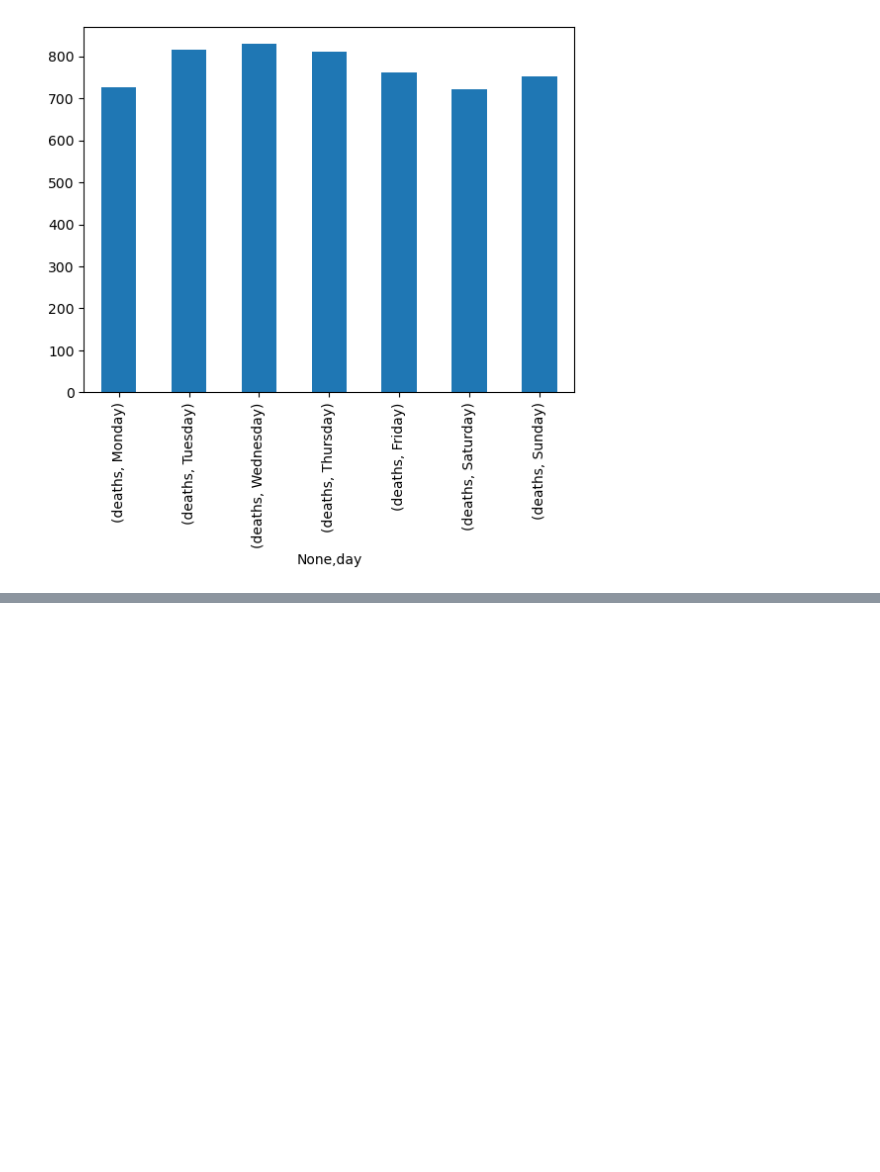
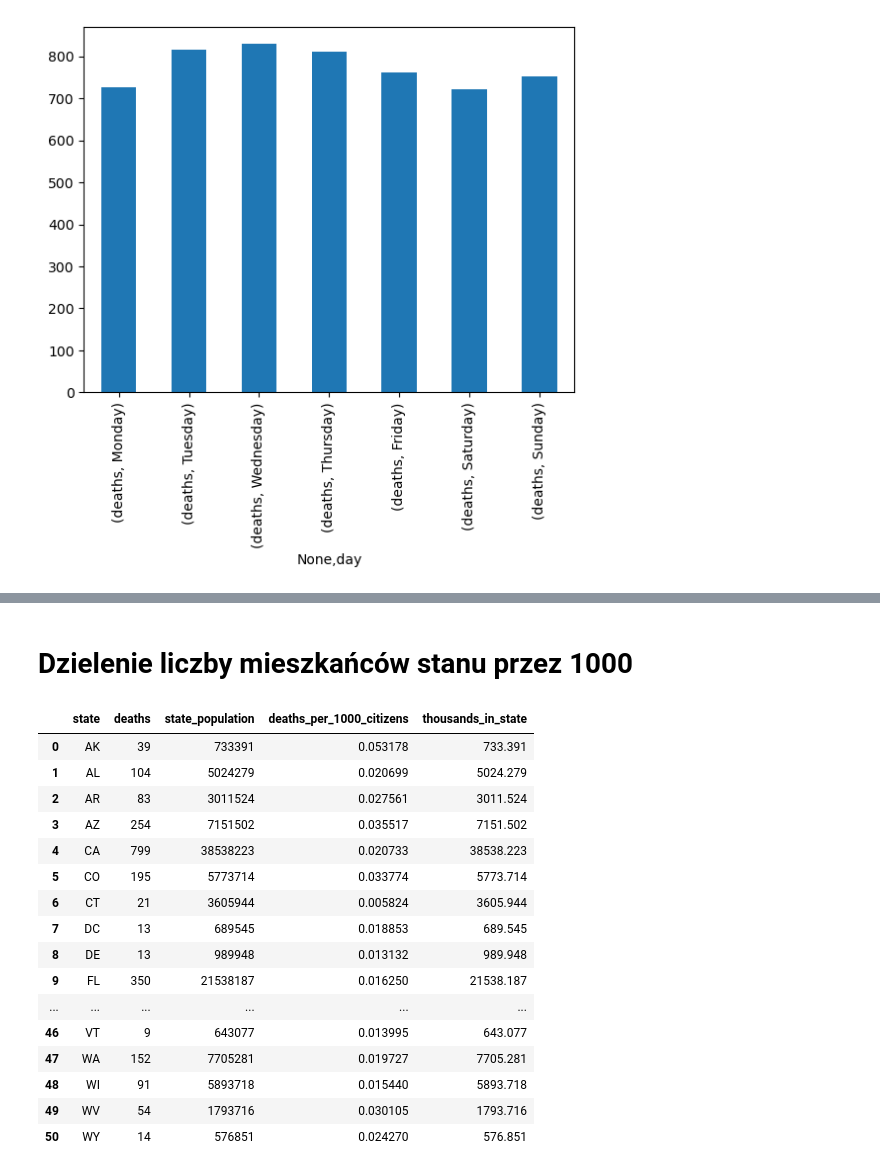
Before and after one commit to jakubziom/Fatal_Police_Interventions, a Jupyter notebook: fatal_police_interventions.ipynb, the cells around one changed output, grey strips where cells are left out. Saved outputs shown, nothing was run; the diff lists cells and outputs as text; code cells hidden in the pictures; blank space fills up the shorter version.

```diff
--- a/fatal_police_interventions.ipynb
+++ b/fatal_police_interventions.ipynb
@@ -200,0 +338,3 @@ ax=df5.unstack(level=0).plot(kind='bar',subplots=True, rot=90,width=0.5)
+# %%
+deaths_by_state=df6.pivot_table(values='deaths',index=['state'],aggfunc=np.sum)
+deaths_by_state
@@ -200,0 +362,3 @@ ax=df5.unstack(level=0).plot(kind='bar',subplots=True, rot=90,width=0.5)
+# %%
+deaths_by_state=pd.merge(deaths_by_state,states,on='state')
+deaths_by_state
@@ -200,0 +383,26 @@ ax=df5.unstack(level=0).plot(kind='bar',subplots=True, rot=90,width=0.5)
+# %% [markdown]
+# Dzielenie liczby mieszkańców stanu przez 1000
+# %%
+def how_many_thousands_in_state(x):
+    return x*0.001
+# %%
+deaths_by_state['thousands_in_state']=deaths_by_state['state_population'].apply(lambda x: how_many_thousands_in_state(x))
+deaths_by_state
+# %% [output]
+|  | state | deaths | state_population | deaths_per_1000_citizens | thousands_in_state |
+| 0 | AK | 39 | 733391 | 0.053178 | 733.391 |
+| 1 | AL | 104 | 5024279 | 0.020699 | 5024.279 |
+| 2 | AR | 83 | 3011524 | 0.027561 | 3011.524 |
+| 3 | AZ | 254 | 7151502 | 0.035517 | 7151.502 |
+| 4 | CA | 799 | 38538223 | 0.020733 | 38538.223 |
+| 5 | CO | 195 | 5773714 | 0.033774 | 5773.714 |
+| 6 | CT | 21 | 3605944 | 0.005824 | 3605.944 |
+| 7 | DC | 13 | 689545 | 0.018853 | 689.545 |
+| 8 | DE | 13 | 989948 | 0.013132 | 989.948 |
+| 9 | FL | 350 | 21538187 | 0.016250 | 21538.187 |
+| ... | ... | ... | ... | ... | ... |
+| 46 | VT | 9 | 643077 | 0.013995 | 643.077 |
+| 47 | WA | 152 | 7705281 | 0.019727 | 7705.281 |
+| 48 | WI | 91 | 5893718 | 0.015440 | 5893.718 |
+| 49 | WV | 54 | 1793716 | 0.030105 | 1793.716 |
+| 50 | WY | 14 | 576851 | 0.024270 | 576.851 |
```
Also changed, not shown: parts of 30 cells of this notebook.
